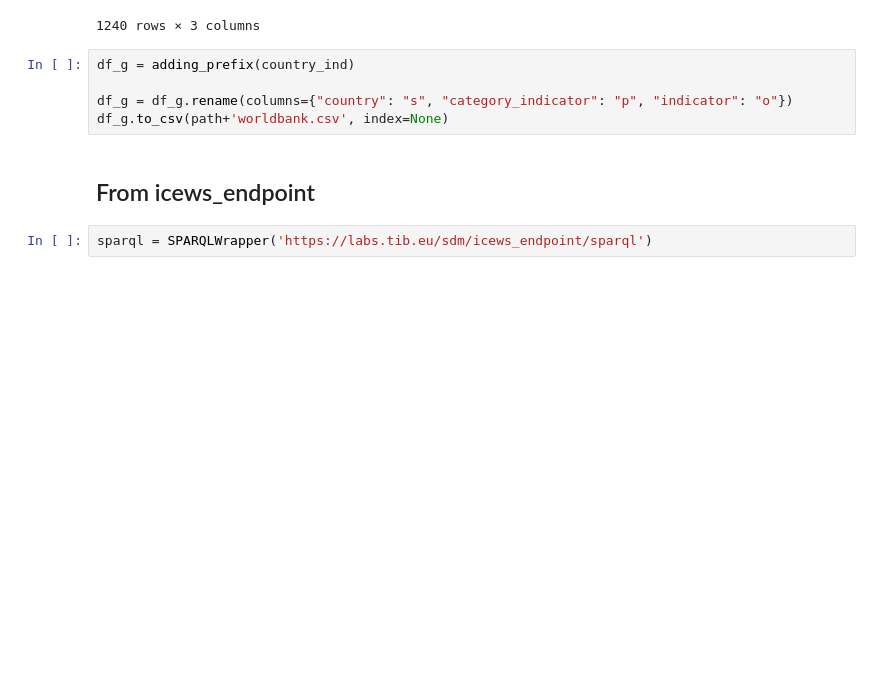
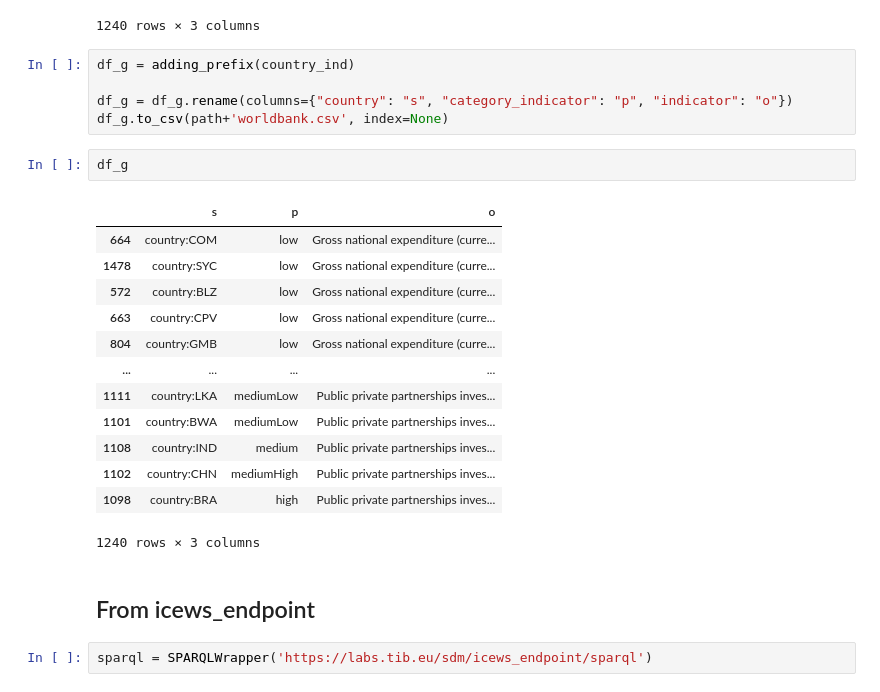
Before and after one commit to SDM-TIB/CoyPu_SemEP, a Jupyter notebook: Extracting Data/data_extraction.ipynb, the cells around one changed output. Cells and saved outputs as stored; diff of their text form; blank space fills up the shorter version.

```diff
--- a/Extracting Data/data_extraction.ipynb
+++ b/Extracting Data/data_extraction.ipynb
@@ -304,6 +304,22 @@ df_g = adding_prefix(country_ind)
 
 df_g = df_g.rename(columns={"country": "s", "category_indicator": "p", "indicator": "o"})
 df_g.to_csv(path+'worldbank.csv', index=None)
+# %%
+df_g
+# %% [output]
+|  | s | p | o |
+| 664 | country:COM | low | Gross national expenditure (curre... |
+| 1478 | country:SYC | low | Gross national expenditure (curre... |
+| 572 | country:BLZ | low | Gross national expenditure (curre... |
+| 663 | country:CPV | low | Gross national expenditure (curre... |
+| 804 | country:GMB | low | Gross national expenditure (curre... |
+| ... | ... | ... | ... |
+| 1111 | country:LKA | mediumLow | Public private partnerships inves... |
+| 1101 | country:BWA | mediumLow | Public private partnerships inves... |
+| 1108 | country:IND | medium | Public private partnerships inves... |
+| 1102 | country:CHN | mediumHigh | Public private partnerships inves... |
+| 1098 | country:BRA | high | Public private partnerships inves... |
+1240 rows × 3 columns
 # %% [markdown]
 ## From icews_endpoint
 # %%
```
Also changed, not shown: 8 other files.
